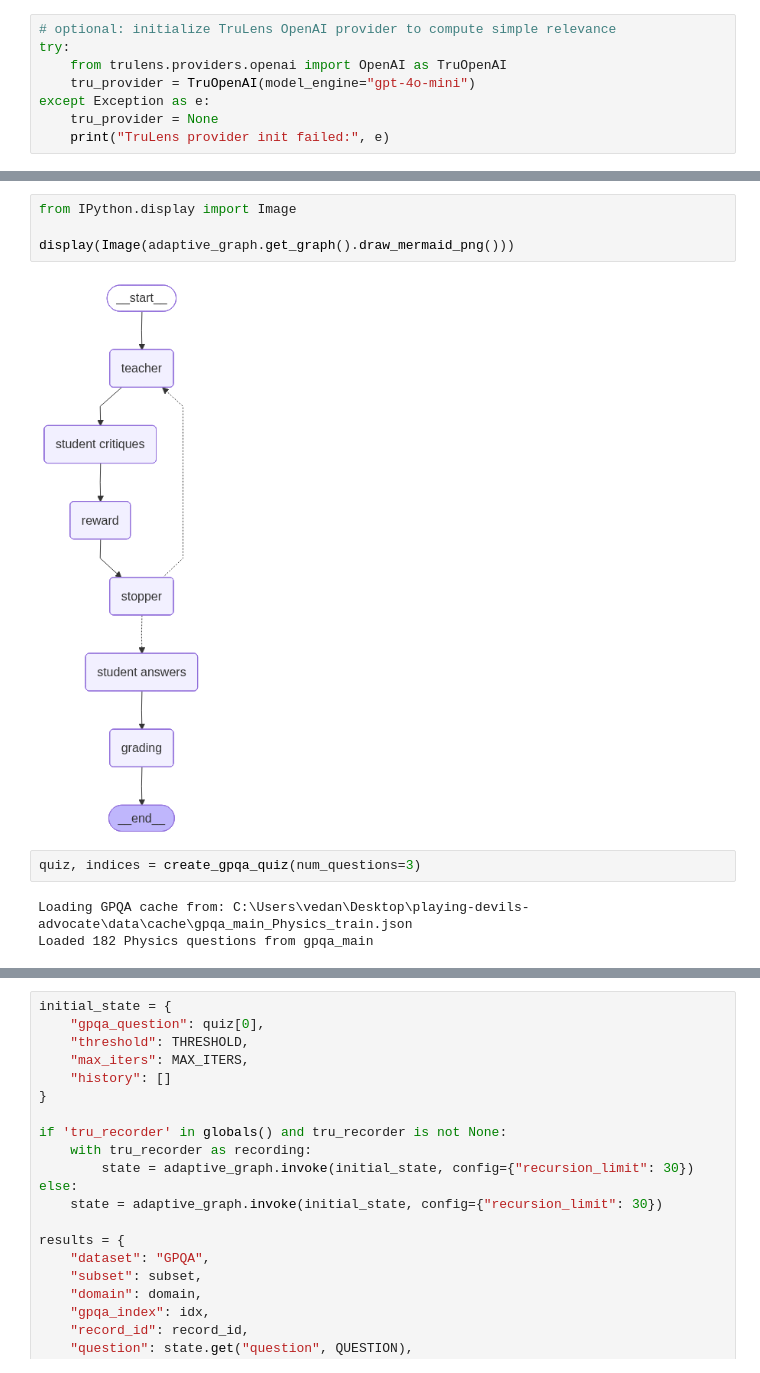
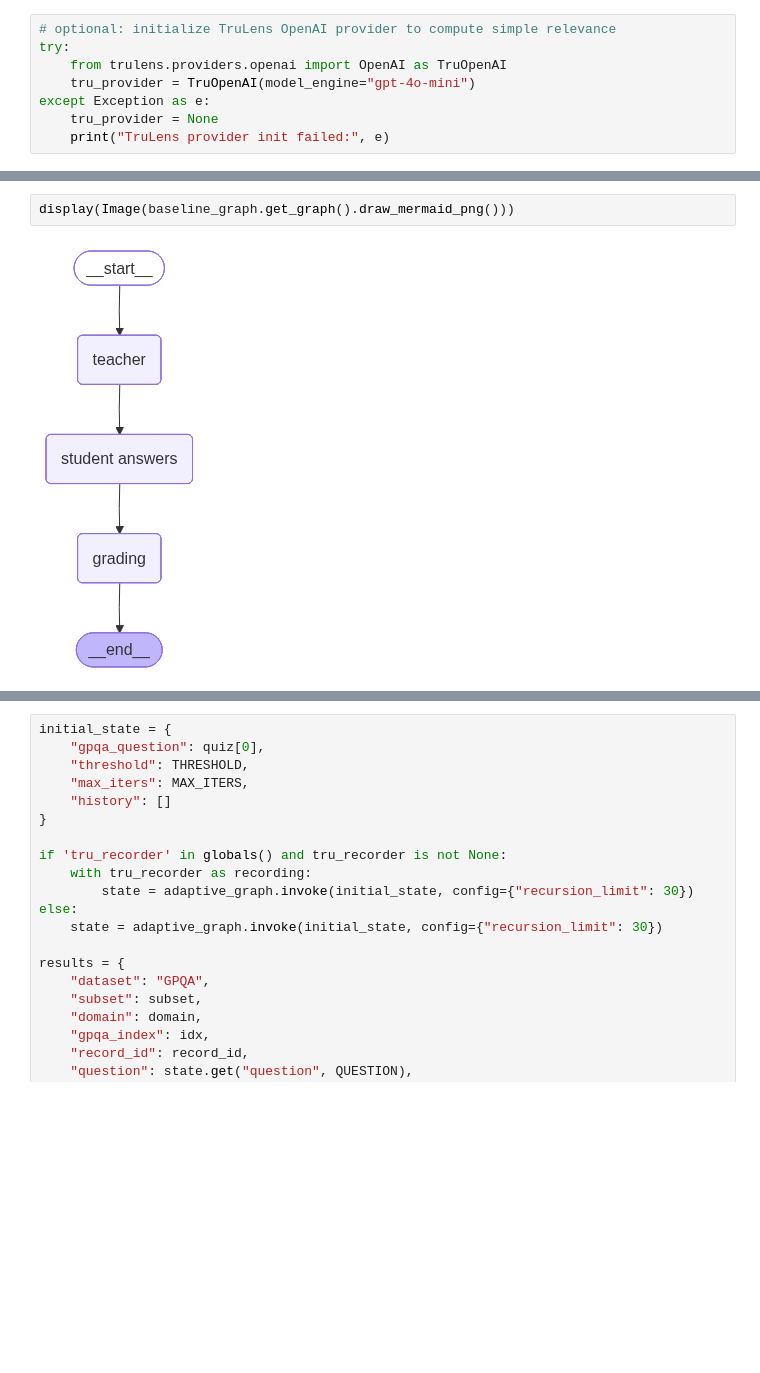
Before and after one commit to Vedant-Sahu/playing-devils-advocate, a Jupyter notebook: notebooks/main_workflow-Copy1.ipynb, the cells around one changed output, grey strips where cells are left out. Saved outputs shown, nothing was run; the diff lists cells and outputs as text; blank space fills up the shorter version.

```diff
--- a/notebooks/main_workflow-Copy1.ipynb
+++ b/notebooks/main_workflow-Copy1.ipynb
@@ -79,12 +97,5 @@ instrumenting <class 'langgraph.graph.state.CompiledStateGraph'> for base <class
         instrumenting astream
-# %%
-from IPython.display import Image
-
-display(Image(adaptive_graph.get_graph().draw_mermaid_png()))
-# %% [output]
-[figure, removed]
 # %%
-quiz, indices = create_gpqa_quiz(num_questions=3)
+display(Image(baseline_graph.get_graph().draw_mermaid_png()))
 # %% [output]
-Loading GPQA cache from: C:\Users\vedan\Desktop\playing-devils-advocate\data\cache\gpqa_main_Physics_train.json
-Loaded 182 Physics questions from gpqa_main
+[figure, added]
```
Also changed, not shown: parts of 15 cells of this notebook, 5 other files.
